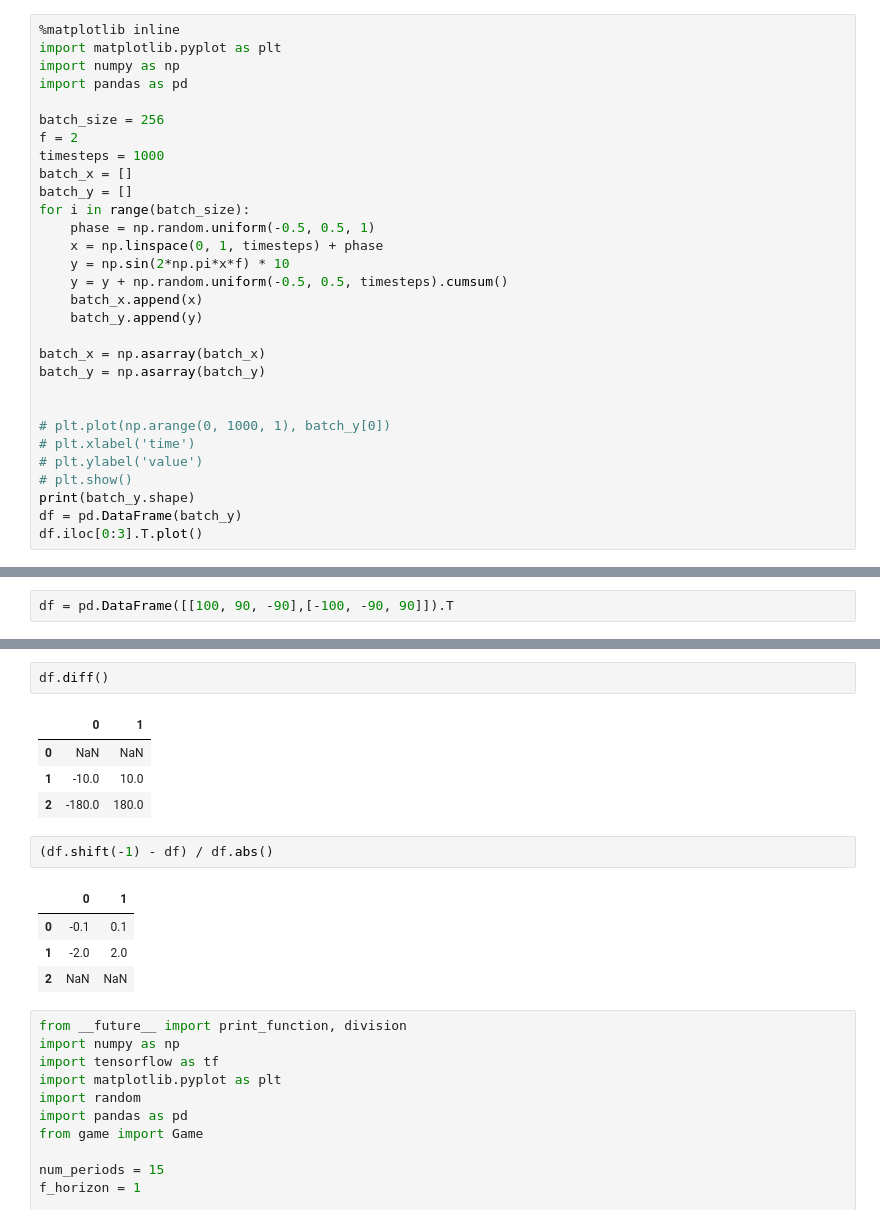
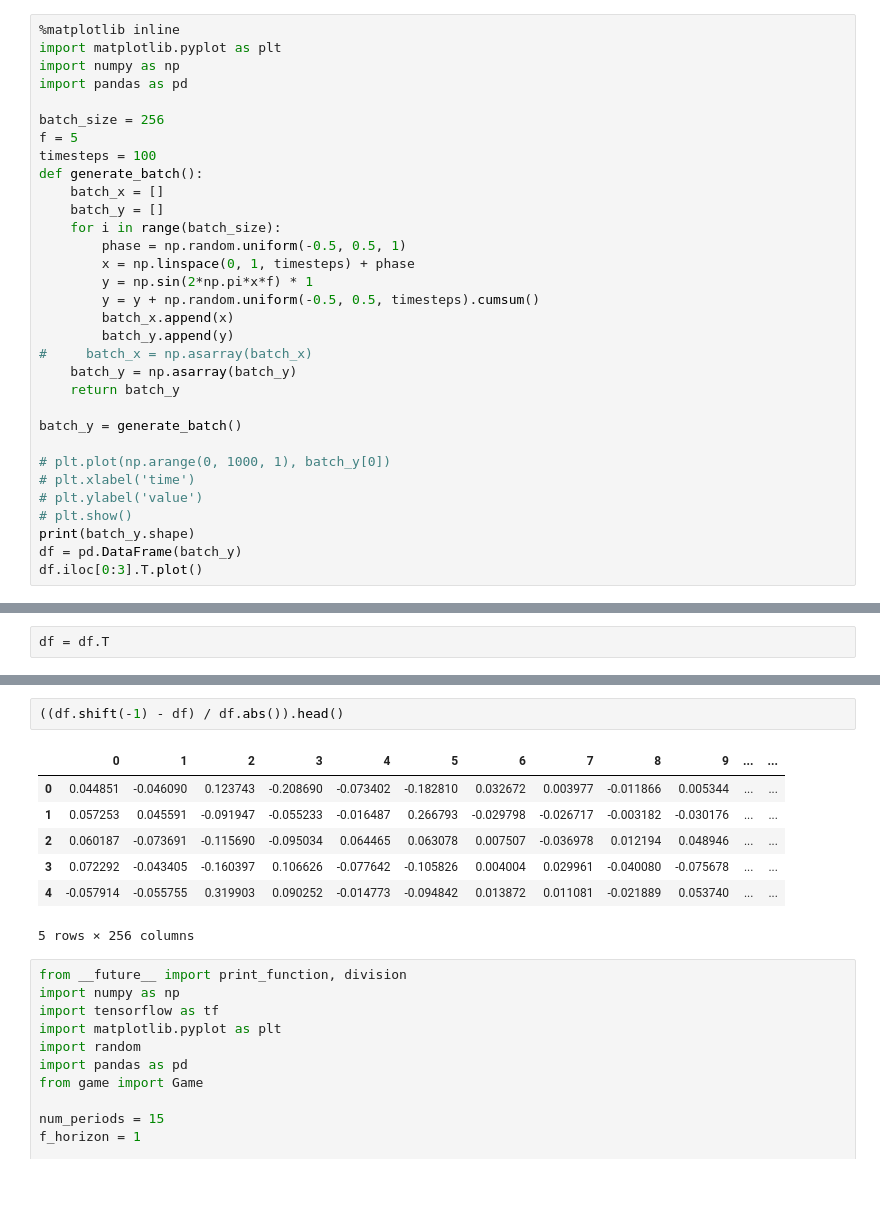
Before and after one commit to vaaale/stockbot, a Jupyter notebook: StockBot.ipynb, the cells around one changed output, grey strips where cells are left out. Cells and saved outputs as stored; diff of their text form; blank space fills up the shorter version.

```diff
--- a/StockBot.ipynb
+++ b/StockBot.ipynb
@@ -5,21 +5,23 @@ import numpy as np
 import pandas as pd
 
 batch_size = 256
-f = 2
-timesteps = 1000
-batch_x = []
-batch_y = []
-for i in range(batch_size):
-    phase = np.random.uniform(-0.5, 0.5, 1)
-    x = np.linspace(0, 1, timesteps) + phase
-    y = np.sin(2*np.pi*x*f) * 10
-    y = y + np.random.uniform(-0.5, 0.5, timesteps).cumsum()
-    batch_x.append(x)
-    batch_y.append(y)
+f = 5
+timesteps = 100
+def generate_batch():
+    batch_x = []
+    batch_y = []
+    for i in range(batch_size):
+        phase = np.random.uniform(-0.5, 0.5, 1)
+        x = np.linspace(0, 1, timesteps) + phase
+        y = np.sin(2*np.pi*x*f) * 1
+        y = y + np.random.uniform(-0.5, 0.5, timesteps).cumsum()
+        batch_x.append(x)
+        batch_y.append(y)
+#     batch_x = np.asarray(batch_x)
+    batch_y = np.asarray(batch_y)
+    return batch_y
 
-batch_x = np.asarray(batch_x)
-batch_y = np.asarray(batch_y)
-
+batch_y = generate_batch()
 
 # plt.plot(np.arange(0, 1000, 1), batch_y[0])
 # plt.xlabel('time')
@@ -34,0 +42,2 @@ df.iloc[0:3].T.plot()
+# %%
+df = df.T
@@ -72,2 +58,0 @@ df[[0,1]].pct_change().head()
-# %%
-df = pd.DataFrame([[100, 90, -90],[-100, -90, 90]]).T
@@ -81,17 +59,13 @@ df
-# %%
-df.diff()
-# %% [output]
-|  | 0 | 1 |
-| 0 | NaN | NaN |
-| 1 | -10.0 | 10.0 |
-| 2 | -180.0 | 180.0 |
 # %%
-(df.shift(-1) - df) / df.abs()
+((df.shift(-1) - df) / df.abs()).head()
 # %% [output]
-|  | 0 | 1 |
-| 0 | -0.1 | 0.1 |
-| 1 | -2.0 | 2.0 |
-| 2 | NaN | NaN |
+|  | 0 | 1 | 2 | 3 | 4 | 5 | 6 | 7 | 8 | 9 | ... | ... |
+| 0 | 0.044851 | -0.046090 | 0.123743 | -0.208690 | -0.073402 | -0.182810 | 0.032672 | 0.003977 | -0.011866 | 0.005344 | ... | ... |
+| 1 | 0.057253 | 0.045591 | -0.091947 | -0.055233 | -0.016487 | 0.266793 | -0.029798 | -0.026717 | -0.003182 | -0.030176 | ... | ... |
+| 2 | 0.060187 | -0.073691 | -0.115690 | -0.095034 | 0.064465 | 0.063078 | 0.007507 | -0.036978 | 0.012194 | 0.048946 | ... | ... |
+| 3 | 0.072292 | -0.043405 | -0.160397 | 0.106626 | -0.077642 | -0.105826 | 0.004004 | 0.029961 | -0.040080 | -0.075678 | ... | ... |
+| 4 | -0.057914 | -0.055755 | 0.319903 | 0.090252 | -0.014773 | -0.094842 | 0.013872 | 0.011081 | -0.021889 | 0.053740 | ... | ... |
+5 rows × 256 columns
 # %%
 from __future__ import print_function, division
 import numpy as np
```
Also changed, not shown: parts of 8 cells of this notebook, 1 other file.
